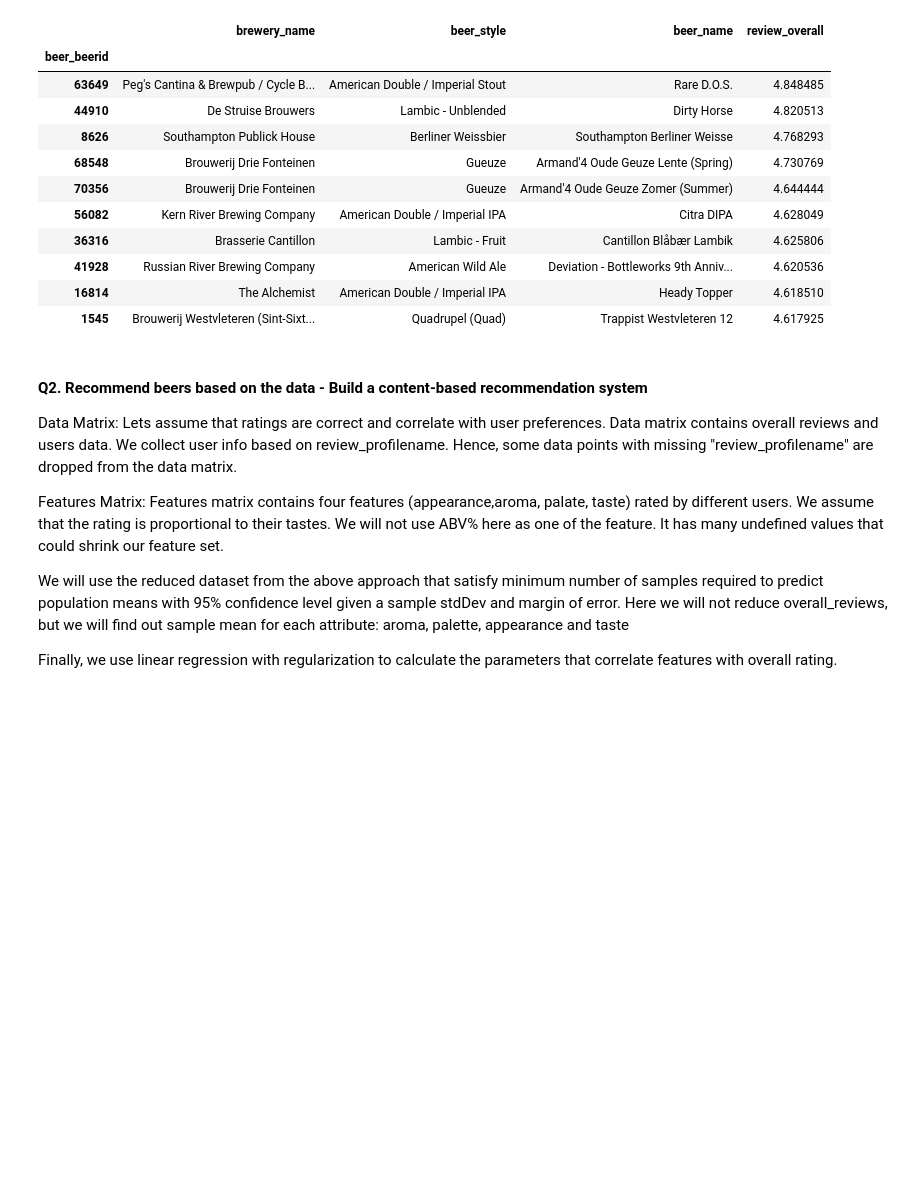
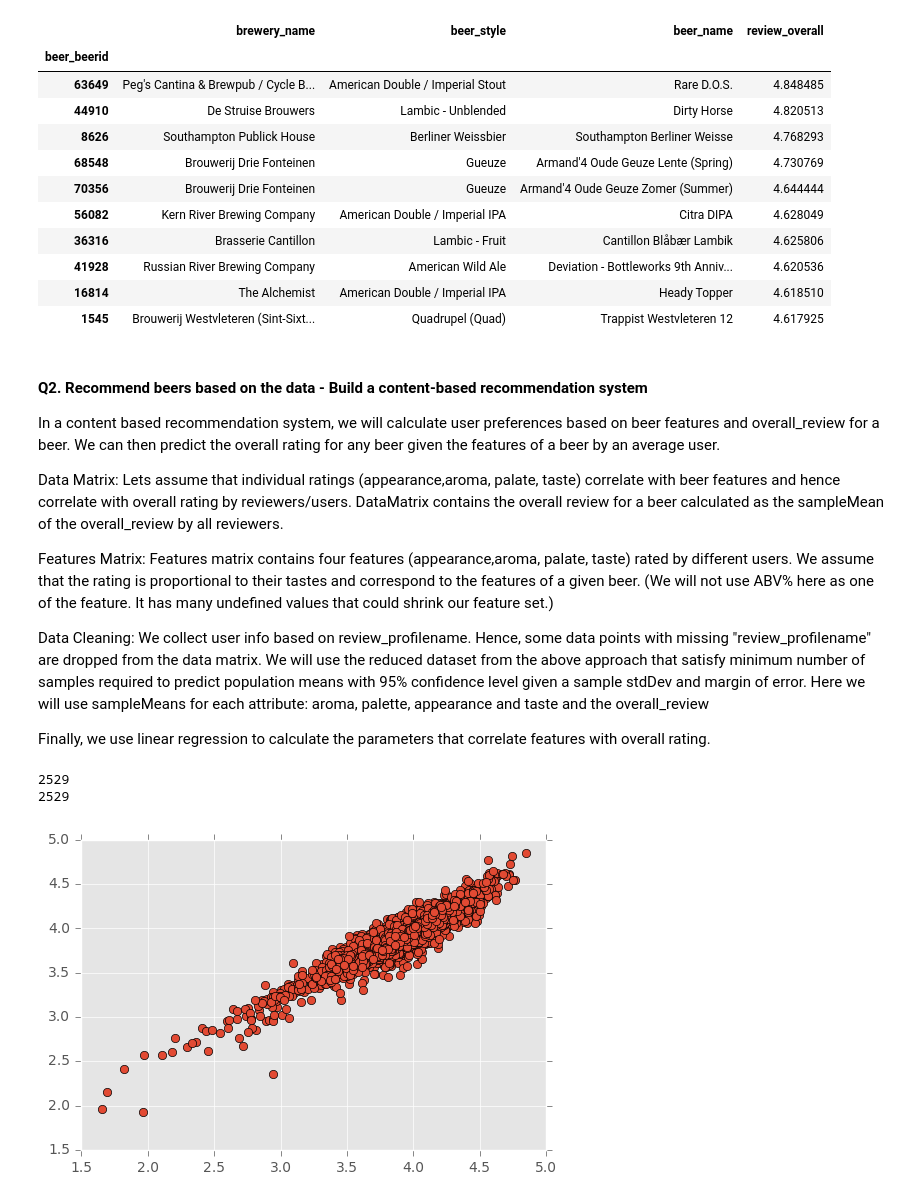
Before and after one commit to PhaniD/beer-recommendation, a Jupyter notebook: notebooks/beer-recommendation-reviews.ipynb, the cells around one changed output. Cells and saved outputs as stored; diff of their text form; code cells hidden in the pictures; blank space fills up the shorter version.

Commit message:
completed working on regression. need to add plots

```diff
--- a/notebooks/beer-recommendation-reviews.ipynb
+++ b/notebooks/beer-recommendation-reviews.ipynb
@@ -124,10 +124,12 @@ newBeerDF.head(10)
 # %% [markdown]
 #### Q2. Recommend beers based on the data - Build a content-based recommendation system
 
-Data Matrix: Lets assume that ratings are correct and correlate with user preferences. Data matrix contains overall reviews and users data. We collect user info based on review_profilename. Hence, some data points with missing "review_profilename" are dropped from the data matrix.
+In a content based recommendation system, we will calculate user preferences based on beer features and overall_review for a beer. We can then predict the overall rating for any beer given the features of a beer by an average user.
 
-Features Matrix: Features matrix contains four features (appearance,aroma, palate, taste) rated by different users. We assume that the rating is proportional to their tastes. We will not use ABV% here as one of the feature. It has many undefined values that could shrink our feature set.
+Data Matrix: Lets assume that individual ratings (appearance,aroma, palate, taste) correlate with beer features and hence correlate with overall rating by reviewers/users. DataMatrix contains the overall review for a beer calculated as the sampleMean of the overall_review by all reviewers.
 
-We will use the reduced dataset from the above approach that satisfy minimum number of samples required to predict population means with 95% confidence level given a sample stdDev and margin of error. Here we will not reduce overall_reviews, but we will find out sample mean for each attribute: aroma, palette, appearance and taste
+Features Matrix: Features matrix contains four features (appearance,aroma, palate, taste) rated by different users. We assume that the rating is proportional to their tastes and correspond to the features of a given beer. (We will not use ABV% here as one of the feature. It has many undefined values that could shrink our feature set.)
 
-Finally, we use linear regression with regularization to calculate the parameters that correlate features with overall rating.
+Data Cleaning: We collect user info based on review_profilename. Hence, some data points with missing "review_profilename" are dropped from the data matrix. We will use the reduced dataset from the above approach that satisfy minimum number of samples required to predict population means with 95% confidence level given a sample stdDev and margin of error. Here we will use sampleMeans for each attribute: aroma, palette, appearance and taste and the overall_review
+
+Finally, we use linear regression to calculate the parameters that correlate features with overall rating.
@@ -133,0 +185,20 @@ Finally, we use linear regression with regularization to calculate the parameter
+# %%
+print (featureMatrix.shape[0])
+print (dataMatrix.shape[0])
+
+X = np.array([featureMatrix[i][1:] for i in range(featureMatrix.shape[0])if dataMatrix[i][1] > 0])
+y = np.array([dataMatrix[i][1] for i in range(dataMatrix.shape[0])if dataMatrix[i][1] > 0])
+
+import matplotlib.pyplot as plt
+from matplotlib import style
+style.use('ggplot')
+#print(X)
+xT = X.T
+#print(xT)
+#print(xT.shape)
+#print(y.shape)
+plt.plot(xT[3],y, 'o');
+# %% [output]
+2529
+2529
+[figure, added]
```
Also changed, not shown: parts of 14 cells of this notebook.
